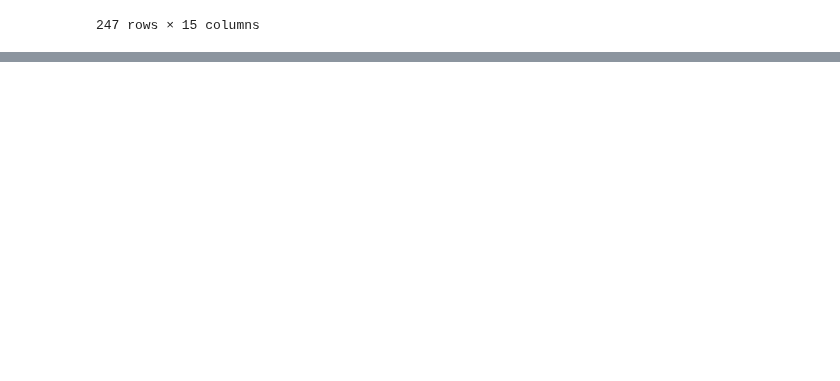
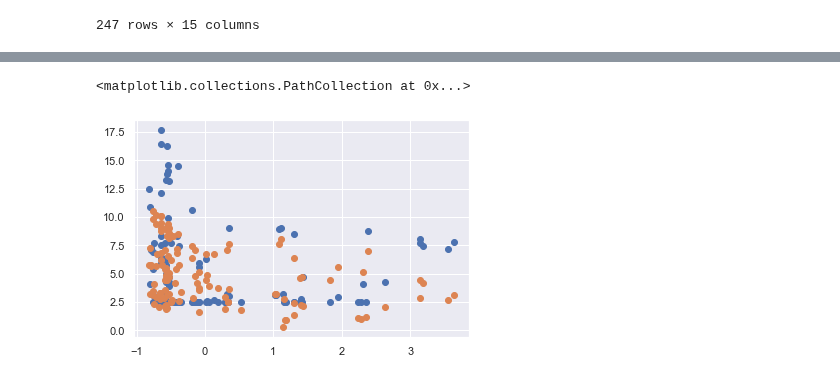
Before and after one commit to tanjoash/2D_data_driven_world, a Jupyter notebook: 2dwork/2D DDW.ipynb, the cells around one changed output, grey strips where cells are left out. Drawn from its saved outputs; the diff is of its cells as text; code cells hidden in the pictures; blank space fills up the shorter version.

```diff
--- a/2dwork/2D DDW.ipynb
+++ b/2dwork/2D DDW.ipynb
@@ -1429,0 +1538,6 @@ dfallyears_new_normalized
+# %%
+plt.scatter(dfallyears_new_feature_test["Agri_land_cap_normalized"],dfallyears_new_target_test)
+plt.scatter(dfallyears_new_feature_test["Agri_land_cap_normalized"],pred)
+# %% [output]
+<matplotlib.collections.PathCollection at 0x...>
+[figure, added]
```
Also changed, not shown: parts of 32 cells of this notebook.
